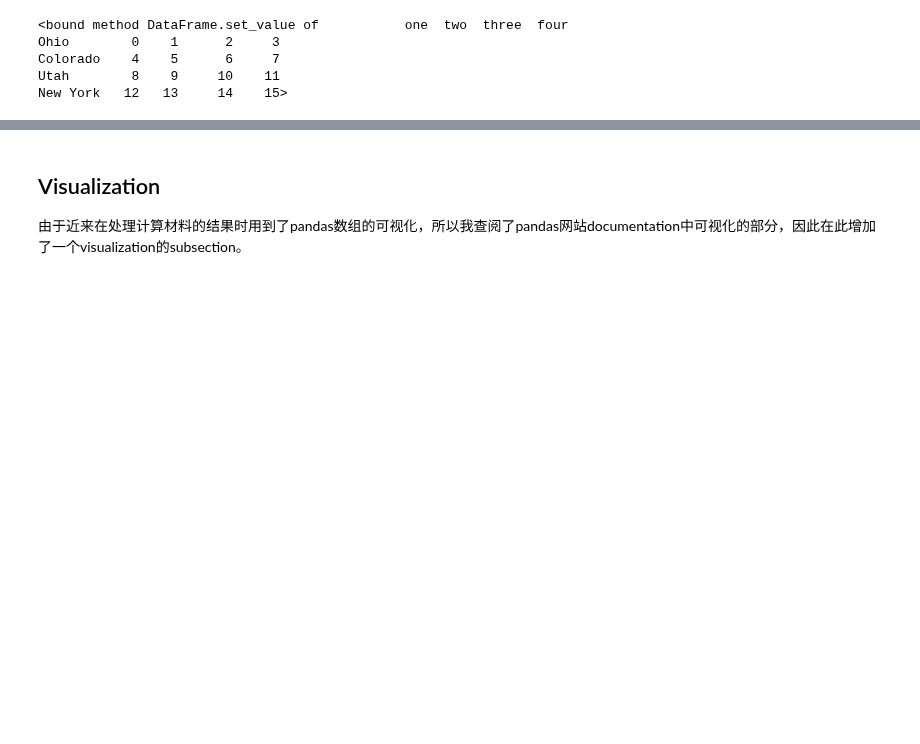
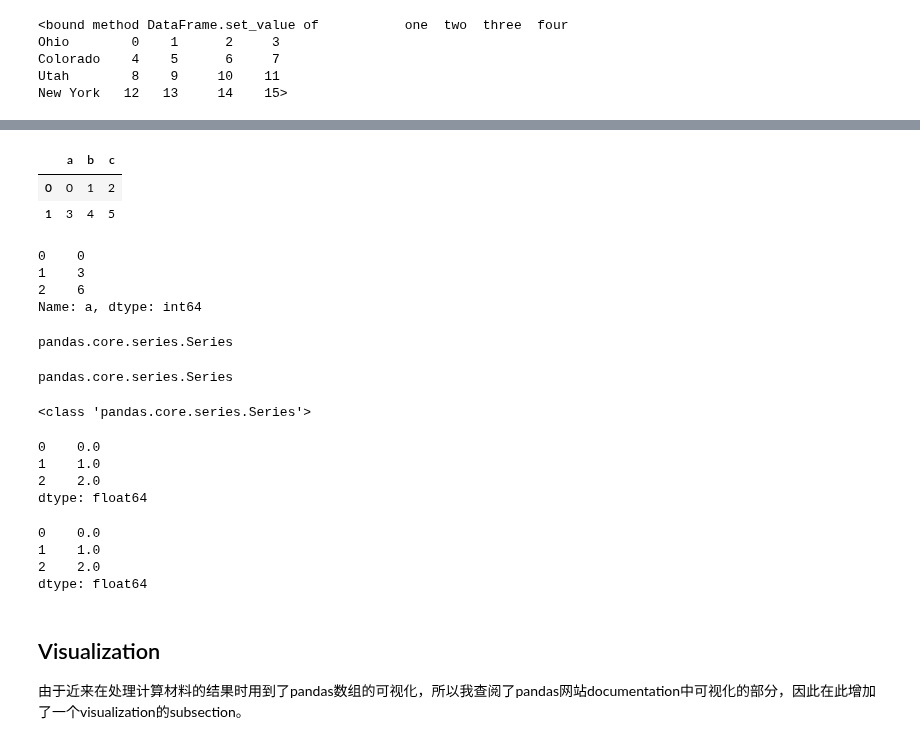
Before and after one commit to yw-fang/readingnotes, a Jupyter notebook: machine-learning/McKinney-pythonbook2013/chapter05-note.ipynb, the cells around one changed output, grey strips where cells are left out. Saved outputs shown, nothing was run; the diff lists cells and outputs as text; code cells hidden in the pictures; blank space fills up the shorter version.

```diff
--- a/machine-learning/McKinney-pythonbook2013/chapter05-note.ipynb
+++ b/machine-learning/McKinney-pythonbook2013/chapter05-note.ipynb
@@ -937,3 +967,43 @@ New York   12   13     14    15>
+# %%
+data_df.iloc[:2]
+# %% [output]
+|  | a | b | c |
+| 0 | 0 | 1 | 2 |
+| 1 | 3 | 4 | 5 |
+# %%
+series_test = data_df.a
+series_test
+# %% [output]
+0    0
+1    3
+2    6
+Name: a, dtype: int64
+# %%
+series = series_test[:]*0.1
+type(series)
+# %% [output]
+pandas.core.series.Series
+# %%
+type(series_test)
+# %% [output]
+pandas.core.series.Series
+# %%
+ser = pd.Series(np.arange(3.))
+print(type(ser))
+ser
+# %% [output]
+<class 'pandas.core.series.Series'>
+0    0.0
+1    1.0
+2    2.0
+dtype: float64
+# %%
+ser.loc[:2.]
+# %% [output]
+0    0.0
+1    1.0
+2    2.0
+dtype: float64
 # %% [markdown]
 ## Visualization
 
```
Also changed, not shown: parts of 6 cells of this notebook.
